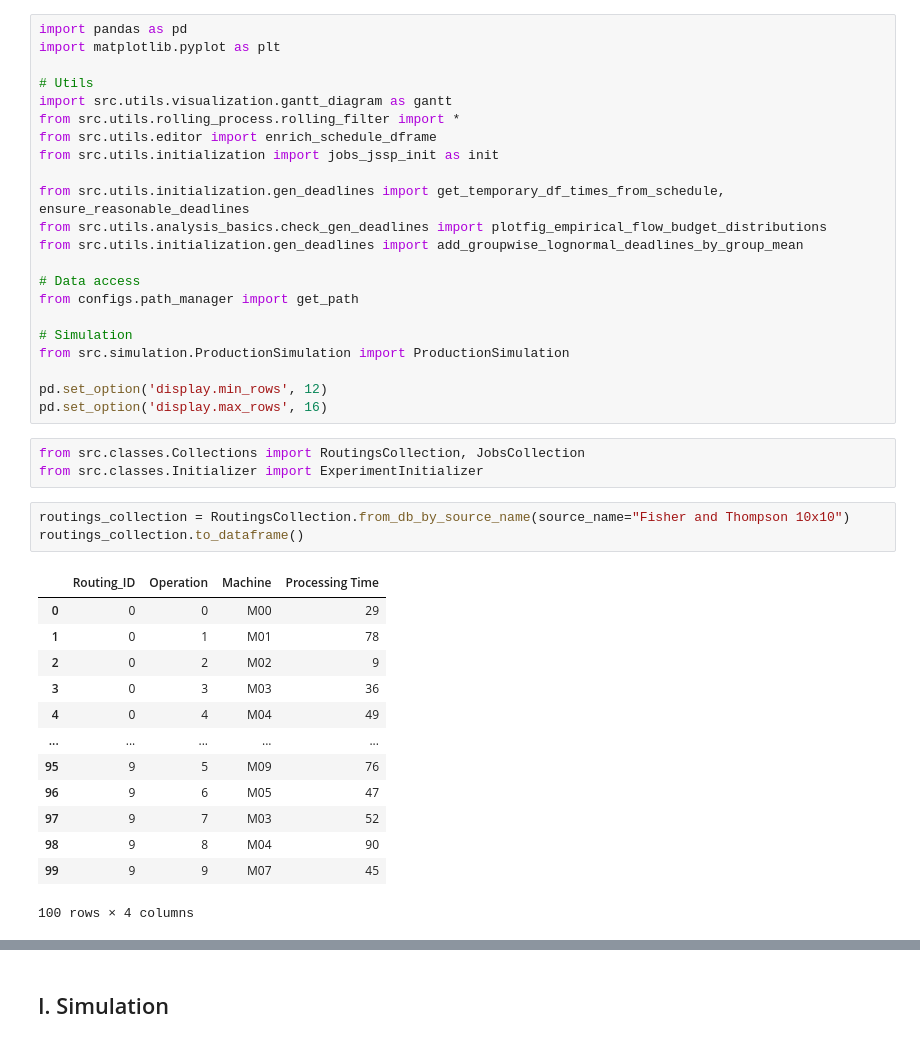
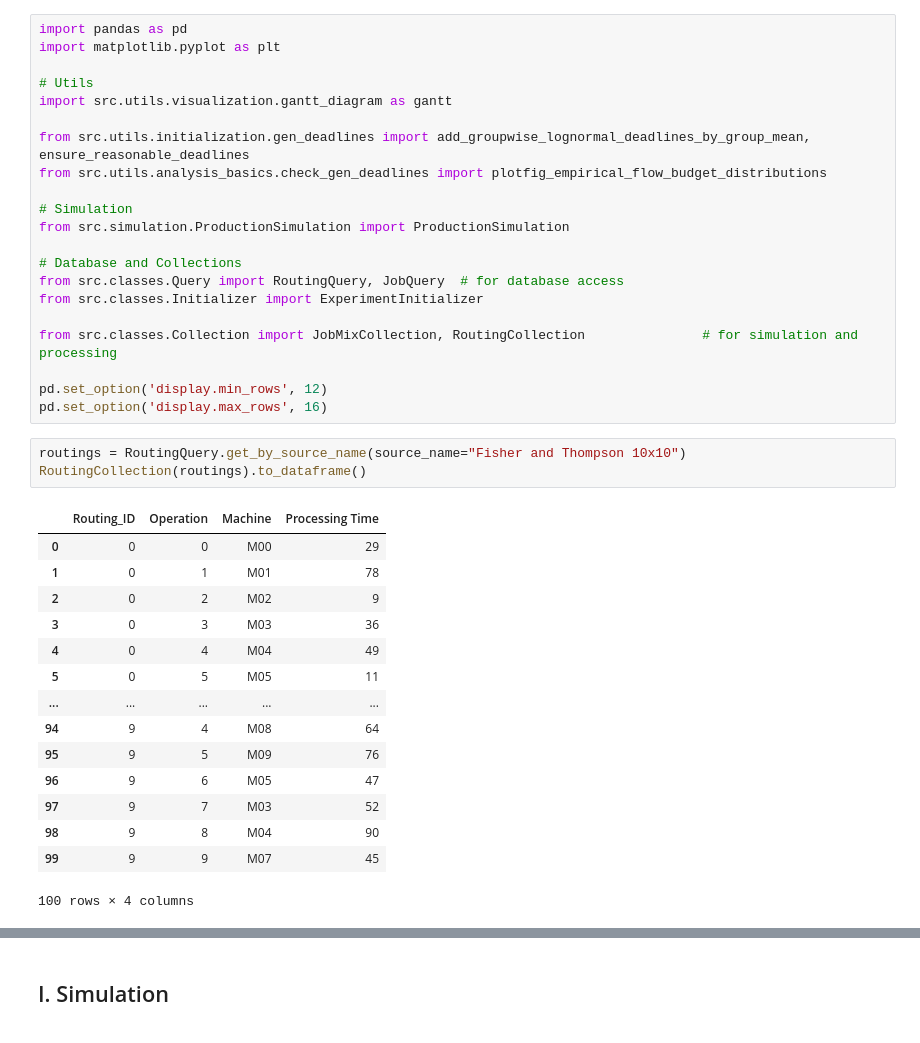
Before and after one commit to konrad-adamski/HTWD_Minimalinvasives_Job-Shop_Scheduling, a Jupyter notebook: notebooks/00_Data Preparation and Preprocessing/03_Deadlines_by_FCFS_Simulation.ipynb, the cells around one changed output, grey strips where cells are left out. Cells and saved outputs as stored; diff of their text form.

```diff
--- a/notebooks/00_Data Preparation and Preprocessing/03_Deadlines_by_FCFS_Simulation.ipynb
+++ b/notebooks/00_Data Preparation and Preprocessing/03_Deadlines_by_FCFS_Simulation.ipynb
@@ -4,36 +4,34 @@ import matplotlib.pyplot as plt
 
 # Utils
 import src.utils.visualization.gantt_diagram as gantt
-from src.utils.rolling_process.rolling_filter import *
-from src.utils.editor import enrich_schedule_dframe
-from src.utils.initialization import jobs_jssp_init as init
 
-from src.utils.initialization.gen_deadlines import get_temporary_df_times_from_schedule, ensure_reasonable_deadlines
+from src.utils.initialization.gen_deadlines import add_groupwise_lognormal_deadlines_by_group_mean, ensure_reasonable_deadlines
 from src.utils.analysis_basics.check_gen_deadlines import plotfig_empirical_flow_budget_distributions
-from src.utils.initialization.gen_deadlines import add_groupwise_lognormal_deadlines_by_group_mean
-
-# Data access
-from configs.path_manager import get_path
 
 # Simulation
 from src.simulation.ProductionSimulation import ProductionSimulation
 
+# Database and Collections
+from src.classes.Query import RoutingQuery, JobQuery  # for database access
+from src.classes.Initializer import ExperimentInitializer
+
+from src.classes.Collection import JobMixCollection, RoutingCollection               # for simulation and processing
+
 pd.set_option('display.min_rows', 12)
 pd.set_option('display.max_rows', 16)
-# %%
-from src.classes.Collections import RoutingsCollection, JobsCollection
-from src.classes.Initializer import ExperimentInitializer
 # %%
-routings_collection = RoutingsCollection.from_db_by_source_name(source_name="Fisher and Thompson 10x10")
-routings_collection.to_dataframe()
+routings = RoutingQuery.get_by_source_name(source_name="Fisher and Thompson 10x10")
+RoutingCollection(routings).to_dataframe()
 # %% [output]
 |  | Routing_ID | Operation | Machine | Processing Time |
 | 0 | 0 | 0 | M00 | 29 |
 | 1 | 0 | 1 | M01 | 78 |
 | 2 | 0 | 2 | M02 | 9 |
 | 3 | 0 | 3 | M03 | 36 |
 | 4 | 0 | 4 | M04 | 49 |
+| 5 | 0 | 5 | M05 | 11 |
 | ... | ... | ... | ... | ... |
+| 94 | 9 | 4 | M08 | 64 |
 | 95 | 9 | 5 | M09 | 76 |
 | 96 | 9 | 6 | M05 | 47 |
 | 97 | 9 | 7 | M03 | 52 |
```
Also changed, not shown: parts of 25 cells of this notebook, 14 other files.
